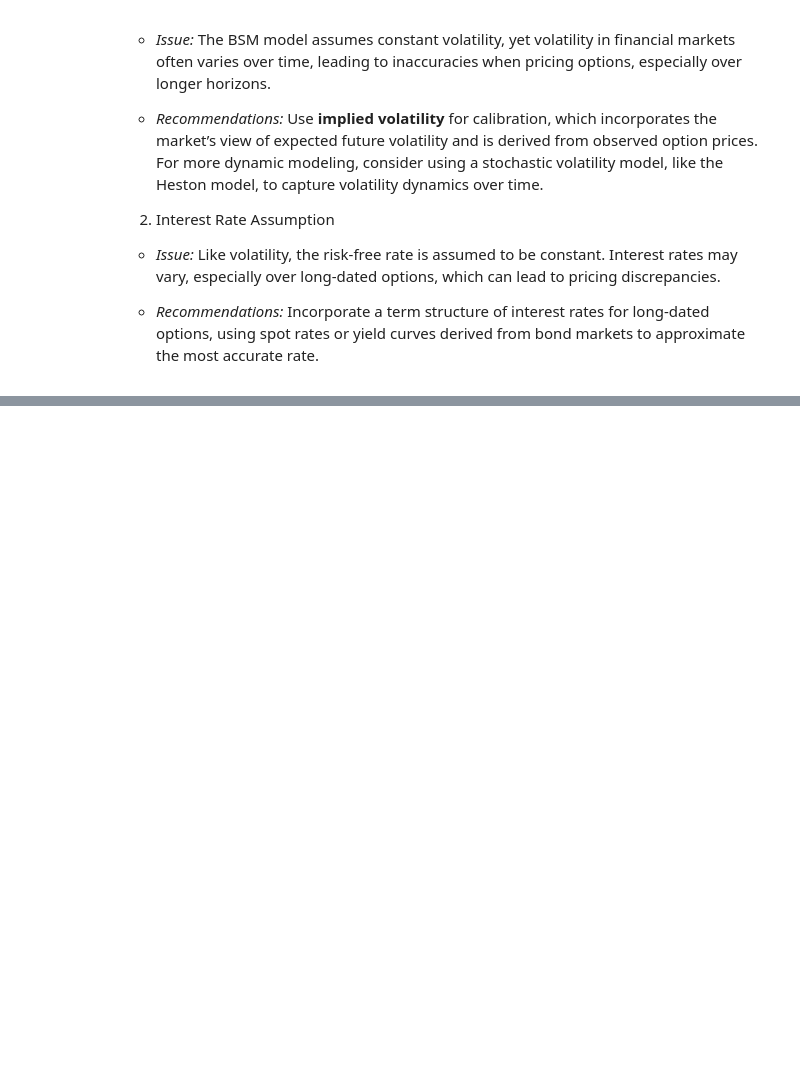
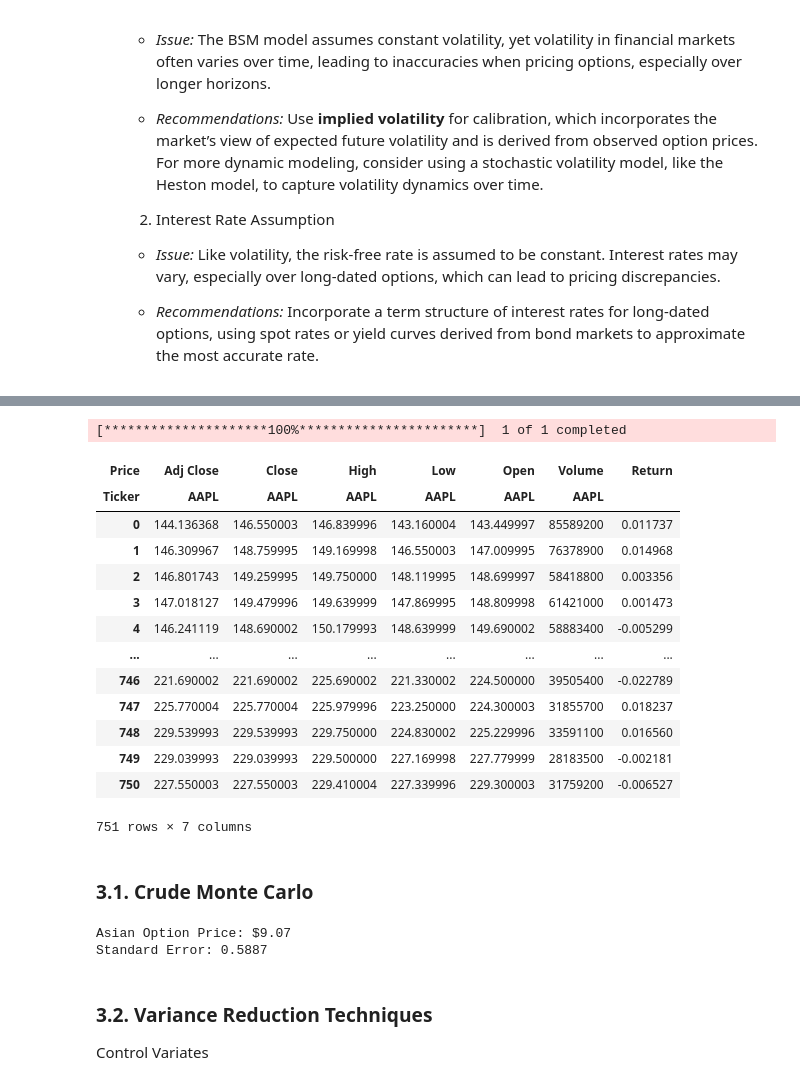
Before and after one commit to William171409/FN6809, a Jupyter notebook: FN6808.ipynb, the cells around one changed output, grey strips where cells are left out. Cells and saved outputs as stored; diff of their text form; code cells hidden in the pictures; blank space fills up the shorter version.

```diff
--- a/FN6808.ipynb
+++ b/FN6808.ipynb
@@ -970,0 +909,23 @@ plt.show()
+# %%
+data = yf.download("AAPL", start="2021-10-15", end = "2024-10-14")  #Use data from 2021.10.15 to 2024.10.14
+data['Return'] = np.log(1 + data['Adj Close'].pct_change())
+data = data.iloc[1:].reset_index(drop=True)
+data
+# %% [output]
+[*********************100%***********************]  1 of 1 completed
+| Price | Adj Close | Close | High | Low | Open | Volume | Return |
+| Ticker | AAPL | AAPL | AAPL | AAPL | AAPL | AAPL |  |
+| 0 | 144.136368 | 146.550003 | 146.839996 | 143.160004 | 143.449997 | 85589200 | 0.011737 |
+| 1 | 146.309967 | 148.759995 | 149.169998 | 146.550003 | 147.009995 | 76378900 | 0.014968 |
+| 2 | 146.801743 | 149.259995 | 149.750000 | 148.119995 | 148.699997 | 58418800 | 0.003356 |
+| 3 | 147.018127 | 149.479996 | 149.639999 | 147.869995 | 148.809998 | 61421000 | 0.001473 |
+| 4 | 146.241119 | 148.690002 | 150.179993 | 148.639999 | 149.690002 | 58883400 | -0.005299 |
+| ... | ... | ... | ... | ... | ... | ... | ... |
+| 746 | 221.690002 | 221.690002 | 225.690002 | 221.330002 | 224.500000 | 39505400 | -0.022789 |
+| 747 | 225.770004 | 225.770004 | 225.979996 | 223.250000 | 224.300003 | 31855700 | 0.018237 |
+| 748 | 229.539993 | 229.539993 | 229.750000 | 224.830002 | 225.229996 | 33591100 | 0.016560 |
+| 749 | 229.039993 | 229.039993 | 229.500000 | 227.169998 | 227.779999 | 28183500 | -0.002181 |
+| 750 | 227.550003 | 227.550003 | 229.410004 | 227.339996 | 229.300003 | 31759200 | -0.006527 |
+751 rows × 7 columns
+# %% [markdown]
+### 3.1. Crude Monte Carlo
@@ -970,0 +941,44 @@ plt.show()
+# %%
+def monte_carlo_asian_call(S, K, r, q, sigma, T, N, n_sim):
+    dt = T / N
+    ln_S0 = np.log(S)
+    nudt = (r - q - 0.5 * sigma**2) * dt
+    sigsdt = sigma * np.sqrt(dt)
+
+    total_payoff = 0
+    total_payoff_squared = 0
+
+    for i in range(n_sim):
+        ln_S = ln_S0
+        path_sum = 0
+
+        for i in range(N):
+            ln_S += nudt + sigsdt * np.random.randn()
+            path_sum += np.exp(ln_S)
+
+        # Calculate payoff for this simulation path
+        payoff = np.exp(-r * T) * max((path_sum / N) - K, 0)
+
+        # Update cumulative payoffs and squared payoffs
+        total_payoff += payoff
+        total_payoff_squared += payoff ** 2
+
+    # Compute option price as the average payoff
+    option_price = total_payoff / n_sim
+
+    # Calculate standard error
+    variance = (total_payoff_squared - (total_payoff ** 2) / n_sim) * np.exp(-2 * r * T) / (n_sim - 1)
+    standard_error = np.sqrt(variance) / np.sqrt(n_sim)
+
+    return option_price, standard_error
+
+# Calculate the Asian call option price and standard error
+option_price_MC, standard_error_MC = monte_carlo_asian_call(S0, K, r, q, sigma, T, N, n_sim)
+print(f"Asian Option Price: ${option_price_MC:.2f}")
+print(f"Standard Error: {standard_error_MC:.4f}")
+# %% [output]
+Asian Option Price: $9.07
+Standard Error: 0.5887
+# %% [markdown]
+### 3.2. Variance Reduction Techniques
+Control Variates
```
Also changed, not shown: parts of 41 cells of this notebook.
